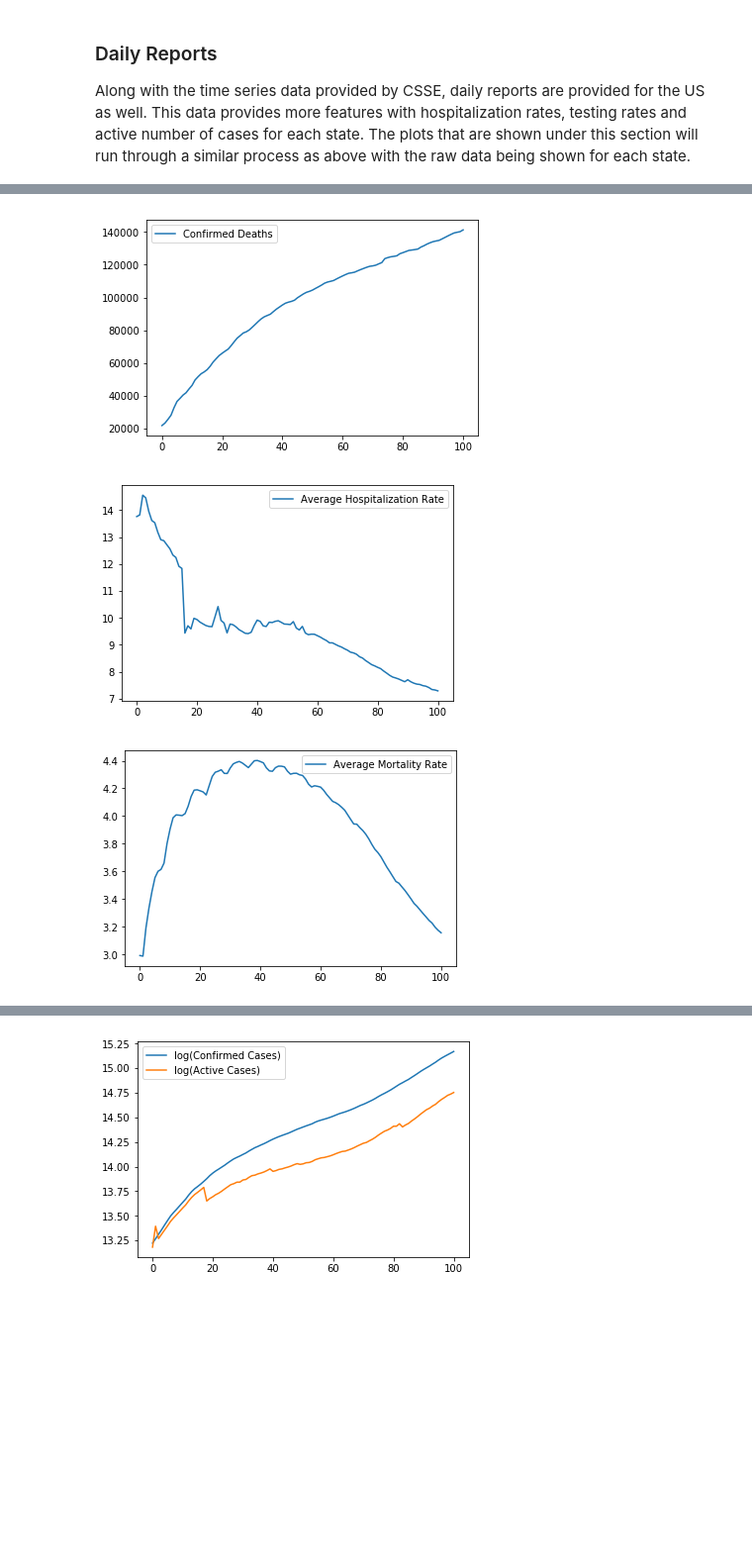
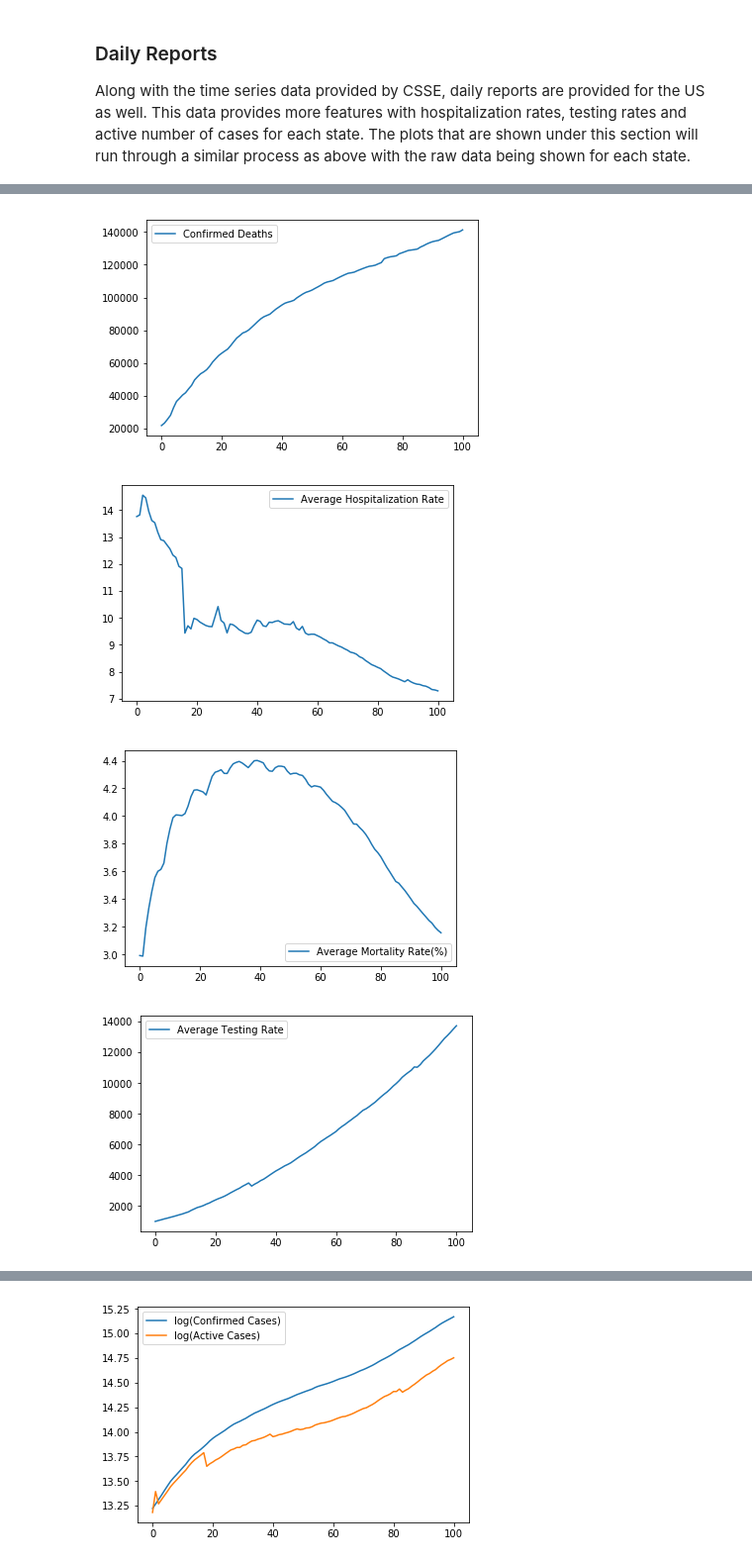
Before and after one commit to kleiaLaRoe/projects, a Jupyter notebook: python/patternRecognition/COVID19/COVID19Data.ipynb, the cells around one changed output, grey strips where cells are left out. Shown at 99% size. Saved outputs shown, nothing was run; the diff lists cells and outputs as text; code cells hidden in the pictures; blank space fills up the shorter version.

```diff
--- a/python/patternRecognition/COVID19/COVID19Data.ipynb
+++ b/python/patternRecognition/COVID19/COVID19Data.ipynb
@@ -485,7 +498,7 @@ deaths=plotDeathsByCountry(countries)
 # %% [output]
 [figure]
 # %%
-mortality=plotMortalityByCountry(countries)
+rawMortality=plotMortalityByCountry(countries)
 # %% [output]
 [figure]
 # %% [markdown]
@@ -497,7 +510,7 @@ cases=plotCasesByCountry(countries, logScale=True)
 # %% [output]
 [figure]
 # %%
-deaths=plotDeathsByCountry(countries, logScale=True)
+logDeaths=plotDeathsByCountry(countries, logScale=True)
 # %% [output]
 [figure]
 # %%
@@ -544,6 +535,3 @@ for file in files:
     data.append(pd.read_csv(file))
 
 df = pd.concat(data, axis=0, ignore_index=True)
-# %%
-df.loc[df.Hospitalization_Rate.isnull(), 'Hospitalization_Rate']=0
-df
@@ -599,6 +578,7 @@ def plotUSDataDailyReports(data, logScale=False, extrapolateData=False, byPopDen
     mortality=[]
     hospitalRate=[]
     testingRate=[]
+    peopleTested=[]
     newCases=[]
 
     if byPopDensity:
@@ -624,6 +604,7 @@ def plotUSDataDailyReports(data, logScale=False, extrapolateData=False, byPopDen
             mortality.append(np.array(data[data.Province_State==state.name].Mortality_Rate))
             hospitalRate.append(np.array(data[data.Province_State==state.name].Hospitalization_Rate))
             testingRate.append(np.array(data[data.Province_State==state.name].Testing_Rate))
+            peopleTested.append(np.array(data[data.Province_State==state.name].People_Tested))
         else:
             confirmed+=np.array(data[data.Province_State==state.name].Confirmed)
             deaths+=np.array(data[data.Province_State==state.name].Deaths)
@@ -632,6 +613,7 @@ def plotUSDataDailyReports(data, logScale=False, extrapolateData=False, byPopDen
             mortality+=np.array(data[data.Province_State==state.name].Mortality_Rate)
             hospitalRate+=np.array(data[data.Province_State==state.name].Hospitalization_Rate)
             testingRate+=np.array(data[data.Province_State==state.name].Testing_Rate)
+            peopleTested+=np.array(data[data.Province_State==state.name].People_Tested)
 
     newCases=deque(confirmed[0].T)
     newCases.rotate(-1)
@@ -640,7 +622,6 @@ def plotUSDataDailyReports(data, logScale=False, extrapolateData=False, byPopDen
     newCases-=confirmed
     newCases=deque(newCases[0].T)
     newCases.pop()
-    newCases
 
     if logScale:
         confirmed=np.log(confirmed)
@@ -661,11 +642,14 @@ def plotUSDataDailyReports(data, logScale=False, extrapolateData=False, byPopDen
         plt.legend()
         plt.show()
 
+        return confirmed, deaths
+
     elif byPopDensity:
         confirmed=popDensity*confirmed.T/populationSize
         deaths=popDensity*deaths.T/populationSize
         active=popDensity*active.T/populationSize
         newCases=popDensity*np.array(newCases).T/populationSize
+        peopleTested=popDensity*peopleTested.T/populationSize
 
         plt.plot(confirmed, label='Confirmed Cases per ' + str(popDensity))
         plt.plot(active, label='Active Cases per ' + str(popDensity))
@@ -681,6 +665,13 @@ def plotUSDataDailyReports(data, logScale=False, extrapolateData=False, byPopDen
         plt.plot(deaths, label='Confirmed Deaths per ' + str(popDensity))
         plt.legend()
         plt.show()
+
+        plt.figure()
+        plt.plot(peopleTested, label='People tested per ' + str(popDensity))
+        plt.legend()
+        plt.show()
+
+        return confirmed, deaths, newCases, peopleTested
 
     else:
         plt.plot(confirmed.T, label='Confirmed Cases')
@@ -704,11 +695,21 @@ def plotUSDataDailyReports(data, logScale=False, extrapolateData=False, byPopDen
         plt.show()
 
         plt.figure()
-        plt.plot(mortality.T/numStatesAndTerritories, label='Average Mortality Rate')
+        plt.plot(mortality.T/numStatesAndTerritories, label='Average Mortality Rate(%)')
         plt.legend()
         plt.show()
 
-    return active,confirmed,deaths,hospitalRate,newCases,testingRate
+        plt.figure()
+        plt.plot(testingRate.T/numStatesAndTerritories, label='Average Testing Rate')
+        plt.legend()
+        plt.show()
+
+        plt.figure()
+        plt.plot(peopleTested.T, label='People tested')
+        plt.legend()
+        plt.show()
+
+        return active,confirmed,deaths,hospitalRate,newCases,testingRate,peopleTested
 # %%
 def fillNullValues(dataFrame):
     dataFrame.loc[dataFrame.Confirmed.isnull(), 'Confirmed']=0
@@ -730,3 +722,3 @@ def extrapolateNullValues(dataFrame):
 # %%
-active,confirmed,deaths,hospitalRate,newCases,testingRate=plotUSDataDailyReports(df, logScale=False)
+active,confirmed,deaths,hospitalRate,newCases,testingRate,peopleTested=plotUSDataDailyReports(df)
 # %% [output]
@@ -734,4 +726,5 @@ active,confirmed,deaths,hospitalRate,newCases,testingRate=plotUSDataDailyReports
 [figure]
 [figure]
 [figure]
-[figure, old version]
+[figure, new version]
+[figure, added]
```
Also changed, not shown: parts of 19 cells of this notebook.
